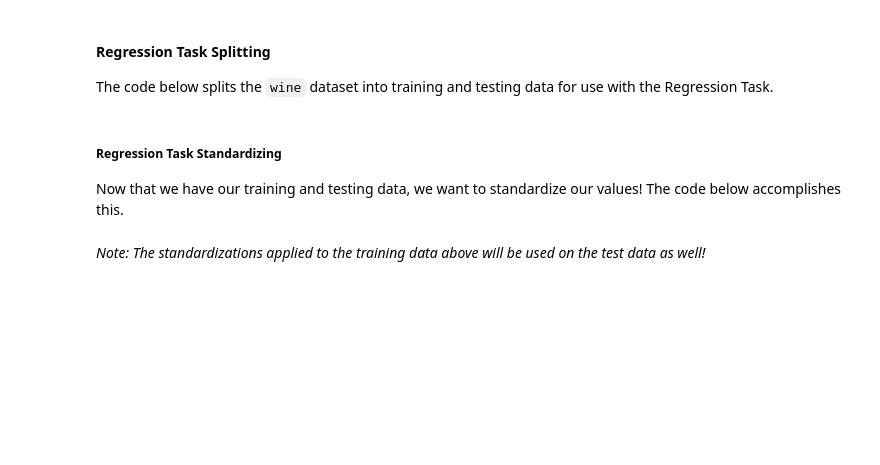
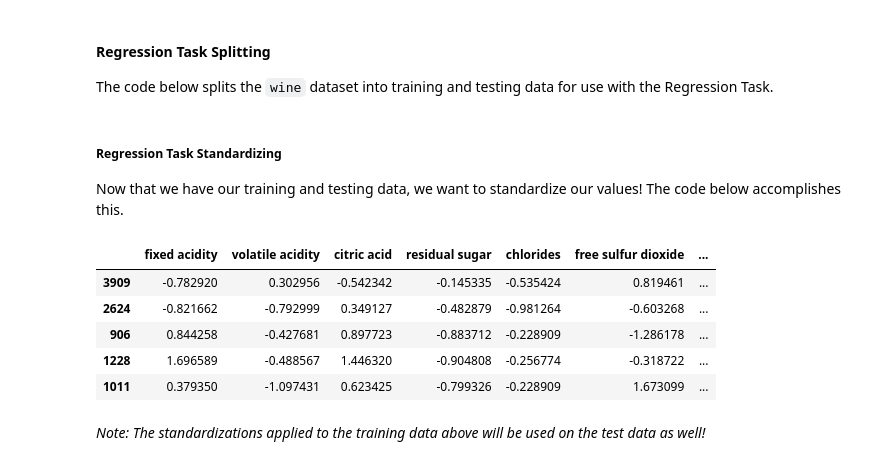
Before and after one commit to jlloring/ST-554_JLoring, a Jupyter notebook: Loring_HW7.ipynb, the cells around one changed output. Cells and saved outputs as stored; diff of their text form; code cells hidden in the pictures; blank space fills up the shorter version.

Commit message:
Continuing Train Models section for Regression Task

```diff
--- a/Loring_HW7.ipynb
+++ b/Loring_HW7.ipynb
@@ -94,9 +94,17 @@ Now that we have our training and testing data, we want to standardize our value
 # %%
 means_reg = X_train1.apply(np.mean, axis = 0) #grabs means of all training data columns
 stds_reg = X_train1.apply(np.std, axis = 0) #grabs standard deviations of all training data columns
 
 #overwrites training data with standardized values
 X_train1 = X_train1.apply(lambda x: (x-np.mean(x))/np.std(x), axis = 0)
+X_train1.head()
+# %% [output]
+|  | fixed acidity | volatile acidity | citric acid | residual sugar | chlorides | free sulfur dioxide | ... |
+| 3909 | -0.782920 | 0.302956 | -0.542342 | -0.145335 | -0.535424 | 0.819461 | ... |
+| 2624 | -0.821662 | -0.792999 | 0.349127 | -0.482879 | -0.981264 | -0.603268 | ... |
+| 906 | 0.844258 | -0.427681 | 0.897723 | -0.883712 | -0.228909 | -1.286178 | ... |
+| 1228 | 1.696589 | -0.488567 | 1.446320 | -0.904808 | -0.256774 | -0.318722 | ... |
+| 1011 | 0.379350 | -1.097431 | 0.623425 | -0.799326 | -0.228909 | 1.673099 | ... |
 # %% [markdown]
 *Note: The standardizations applied to the training data above will be used on the test data as well!*
 # %% [markdown]
```
Also changed, not shown: parts of 10 cells of this notebook.
